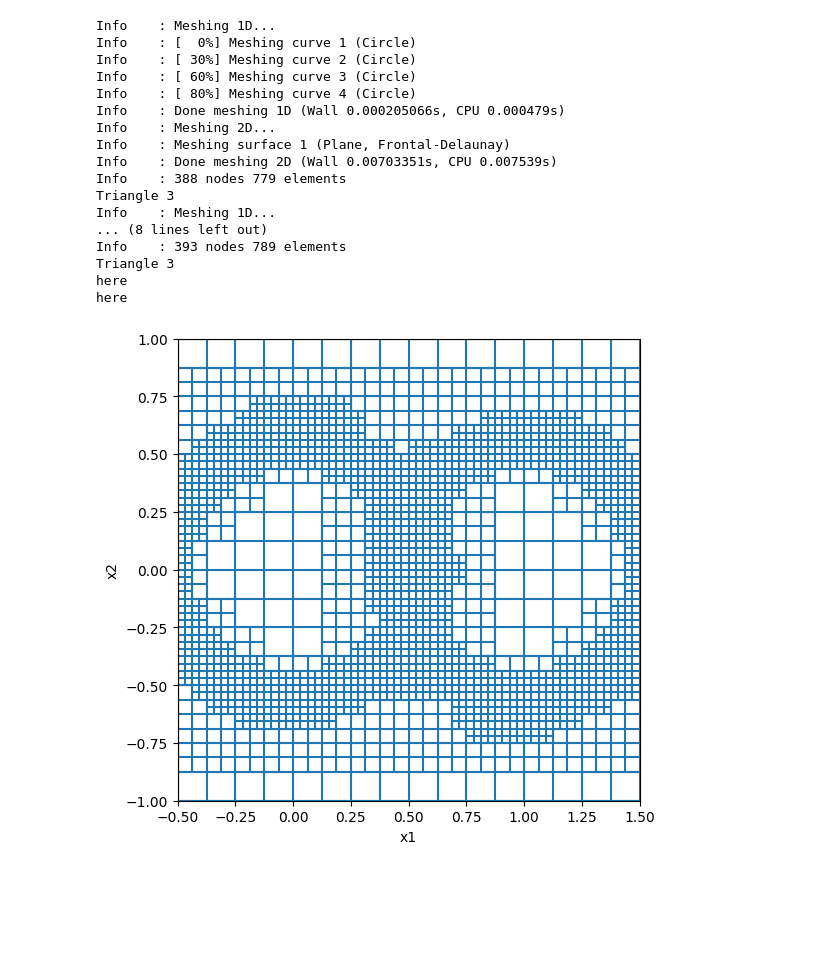
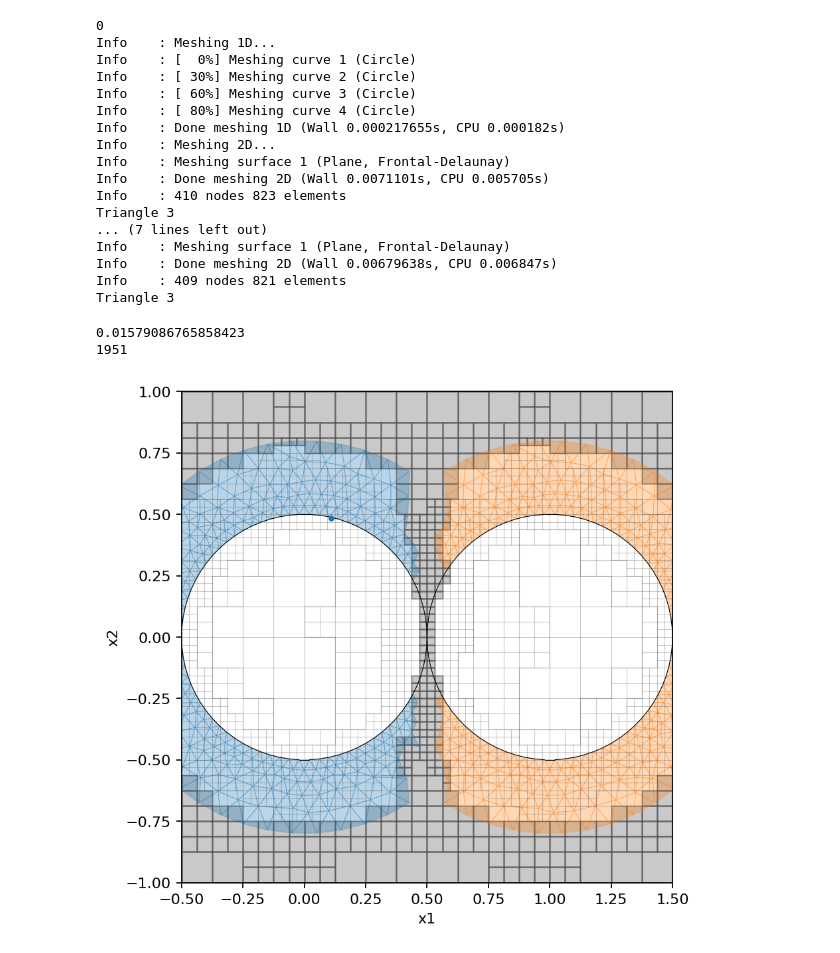
Before and after one commit to harryzhou2000/chimeraTreeDemo, a Jupyter notebook: chimeraTreeDemo/testChimera1.ipynb, the cells around one changed output. Drawn from its saved outputs; the diff is of its cells as text; code cells hidden in the pictures; blank space fills up the shorter version.

Commit message:
fixed logic of original B-mesh distance field

```diff
--- a/chimeraTreeDemo/testChimera1.ipynb
+++ b/chimeraTreeDemo/testChimera1.ipynb
@@ -5,42 +5,64 @@ import matplotlib.pyplot as plt
 import numpy as np
 
 chimera = chimeraTree2D.ChimeraTree2D(h0=1 / 1024 * 1 / 2**4)
+print(chimera.n_meshes)
+if hasattr(chimera, "coons"):
+    print(len(chimera.conns))
 
 mesh, b = meshBuilder.buildMesh_tri_cylinder_gmsh([0, 0], 0.5, 0.8, 0.1, 0.04)
 chimera.add_tri_mesh(chimeraTree2D.FGMesh(mesh, b))
 mesh, b = meshBuilder.buildMesh_tri_cylinder_gmsh([1, 0], 0.5, 0.8, 0.1, 0.04)
 chimera.add_tri_mesh(chimeraTree2D.FGMesh(mesh, b))
 
-chimera.refine_meshB()
-
-
-fig = plt.figure(figsize=(6, 6))
-ax = fig.add_subplot()
-# mesh.plot_grid(ax=ax)
-chimera.meshB.plot_grid(ax=ax)
-
-ax.axis("tight")
-xc, yc = 0.5, 0
-hsee = 1
-ax.set_xlim([xc - hsee,xc + hsee])
-ax.set_ylim([yc-hsee,yc + hsee])
-ax.set_aspect(1)
+# meshS = meshBuilder.SimplexMeshShifted(mesh.nodes, mesh.simplices)
+# meshS.off[:] = [1, 0]
+# chimera.add_tri_mesh(chimeraTree2D.FGMesh(meshS, b))
 # %% [output]
+0
 Info    : Meshing 1D...
 Info    : [  0%] Meshing curve 1 (Circle)
 Info    : [ 30%] Meshing curve 2 (Circle)
 Info    : [ 60%] Meshing curve 3 (Circle)
 Info    : [ 80%] Meshing curve 4 (Circle)
-Info    : Done meshing 1D (Wall 0.000205066s, CPU 0.000479s)
+Info    : Done meshing 1D (Wall 0.000217655s, CPU 0.000182s)
 Info    : Meshing 2D...
 Info    : Meshing surface 1 (Plane, Frontal-Delaunay)
-Info    : Done meshing 2D (Wall 0.00703351s, CPU 0.007539s)
-Info    : 388 nodes 779 elements
+Info    : Done meshing 2D (Wall 0.0071101s, CPU 0.005705s)
+Info    : 410 nodes 823 elements
 Triangle 3
-Info    : Meshing 1D...
-... (8 lines left out)
-Info    : 393 nodes 789 elements
+... (7 lines left out)
+Info    : Meshing surface 1 (Plane, Frontal-Delaunay)
+Info    : Done meshing 2D (Wall 0.00679638s, CPU 0.006847s)
+Info    : 409 nodes 821 elements
 Triangle 3
-here
-here
-[figure, removed]
+# %%
+chimera.refine_meshB()
+chimera.build_cell_conn()
+chimera.chimeraHole(gap=0.0)
+# print(chimera.conns[0])
+import meshPlotUtils
+
+fig = plt.figure(123, figsize=(6, 6),dpi=160)
+ax = fig.add_subplot()
+chimera.plot_holes(ax=ax)
+# meshPlotUtils.plot_mesh_mono(
+#     chimera.meshB,
+#     ax=ax,
+#     cell_mask=chimera.fluid_solid_B == -1,
+# )
+# mesh = chimera.meshes[0]
+# mesh.mesh.plot_image(ax=ax, v=mesh.d, v_type="N")
+
+ax.axis("tight")
+xc, yc = 0.5, 0
+hsee = 1
+ax.set_xlim([xc - hsee, xc + hsee])
+ax.set_ylim([yc - hsee, yc + hsee])
+ax.set_aspect(1)
+
+ax.plot(0.11,0.485, ".")
+print(chimera.meshB.get_containing_cells([[0.11, 0.485]]))
+# %% [output]
+0.01579086765858423
+1951
+[figure, added]
```
Also changed, not shown: 4 other files.
